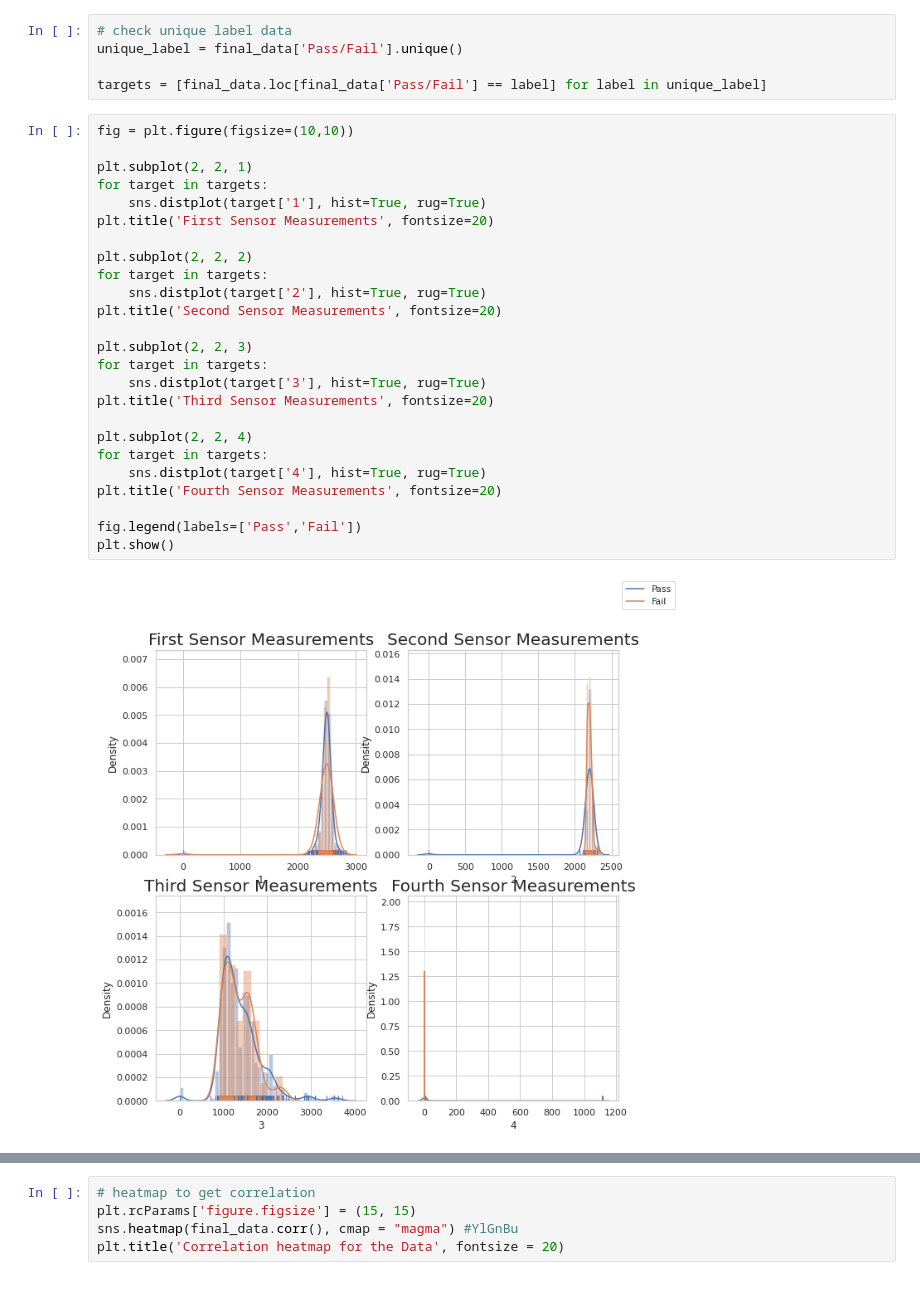
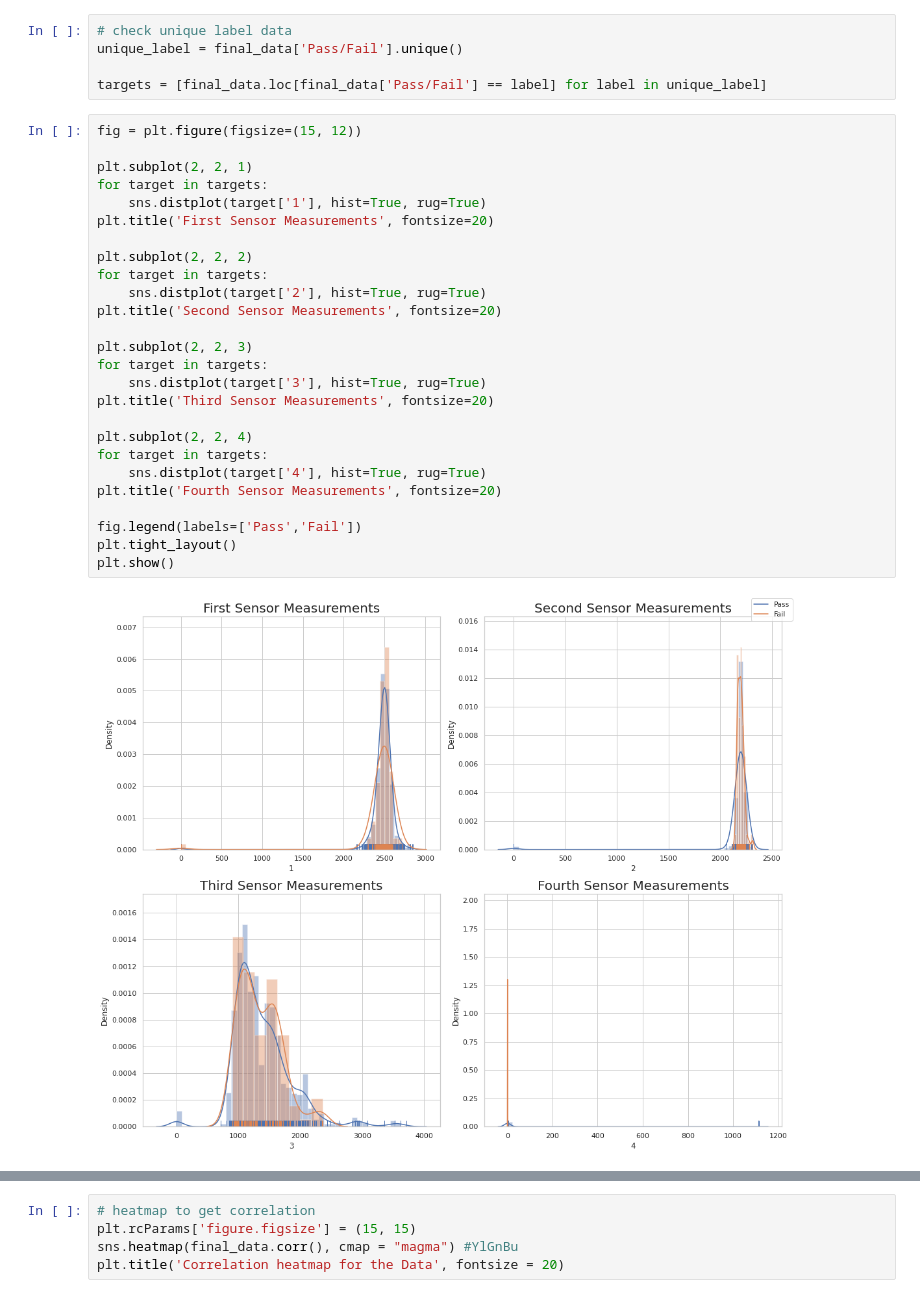
Before and after one commit to nanunzoey/data-science-portfolio, a Jupyter notebook: semiconductor_manufacturing_anomaly_detection.ipynb, the cells around one changed output, grey strips where cells are left out. Cells and saved outputs as stored; diff of their text form.

```diff
--- a/semiconductor_manufacturing_anomaly_detection.ipynb
+++ b/semiconductor_manufacturing_anomaly_detection.ipynb
@@ -232,32 +229,33 @@ unique_label = final_data['Pass/Fail'].unique()
 
 targets = [final_data.loc[final_data['Pass/Fail'] == label] for label in unique_label]
 # %%
-fig = plt.figure(figsize=(10,10))
+fig = plt.figure(figsize=(15, 12))
 
 plt.subplot(2, 2, 1)
 for target in targets:
     sns.distplot(target['1'], hist=True, rug=True)
 plt.title('First Sensor Measurements', fontsize=20)
 
 plt.subplot(2, 2, 2)
 for target in targets:
     sns.distplot(target['2'], hist=True, rug=True)
 plt.title('Second Sensor Measurements', fontsize=20)
 
 plt.subplot(2, 2, 3)
 for target in targets:
     sns.distplot(target['3'], hist=True, rug=True)
 plt.title('Third Sensor Measurements', fontsize=20)
 
 plt.subplot(2, 2, 4)
 for target in targets:
     sns.distplot(target['4'], hist=True, rug=True)
 plt.title('Fourth Sensor Measurements', fontsize=20)
 
 fig.legend(labels=['Pass','Fail'])
+plt.tight_layout()
 plt.show()
 # %% [output]
-[figure, old version]
+[figure, new version]
 # %%
 # pie chart
 # We have highly imbalanced class with only 6.6% failures and 93.4% pass
```
Also changed, not shown: parts of 7 cells of this notebook.
